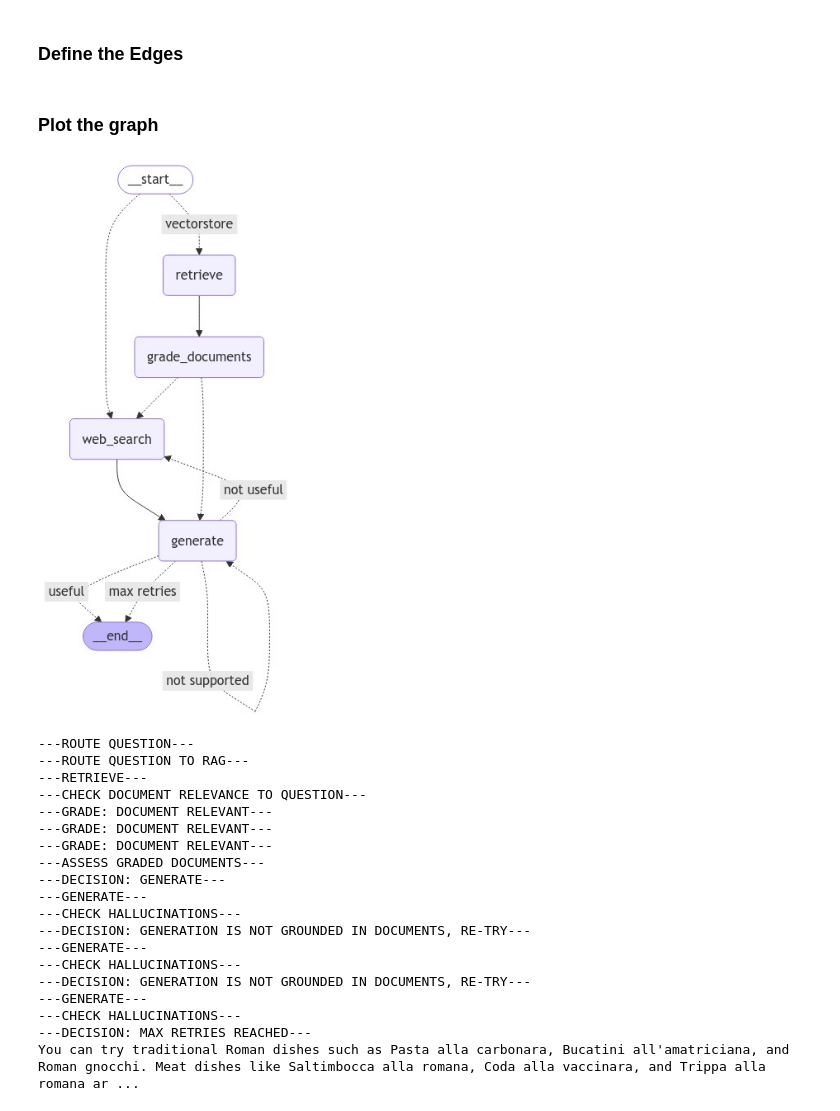
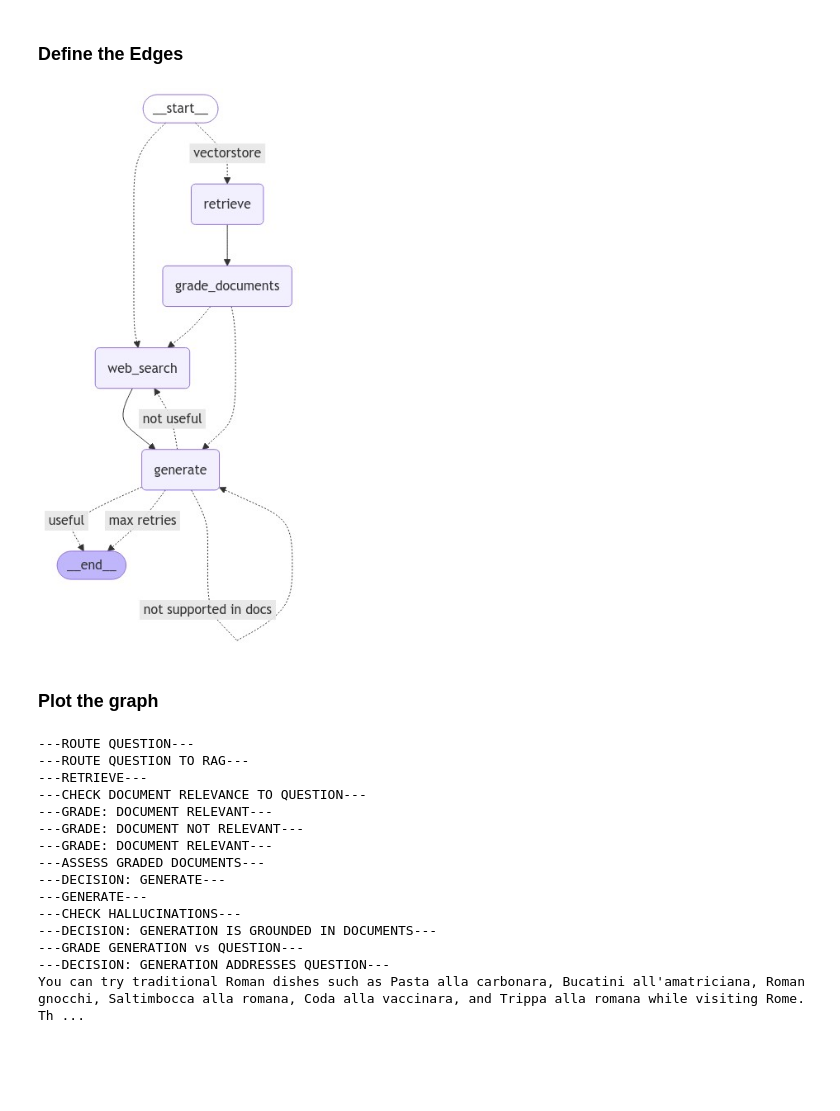
Before and after one commit to Sabaudian/LLM_Agent_Project, a Jupyter notebook: project.ipynb, the cells around one changed output. Cells and saved outputs as stored; diff of their text form; code cells hidden in the pictures; blank space fills up the shorter version.

```diff
--- a/project.ipynb
+++ b/project.ipynb
@@ -101,5 +101,5 @@ embeddings = NomicEmbeddings(model="nomic-embed-text-v1.5")
 vectorstore = Chroma.from_documents(documents=doc_splits, embedding=embeddings)
 
 # Create retriever
-retriever = vectorstore.as_retriever(search_type="similarity", search_kwargs={"k": 3})
+retriever = vectorstore.as_retriever(k=3)
 # %%
@@ -240,7 +249,7 @@ GradeHallucinations(binary_score='yes')
 class GradeAnswers(BaseModel):
     """Binary score to assess answer addresses question."""
 
-    answer_is_good: str = Field(
+    binary_score: str = Field(
         description="Answer addresses the question, 'yes' or 'no'"
     )
 # %%
@@ -318,6 +364,7 @@ class State(TypedDict):
     """
     question: str
     generation: str
+    plan: List[str]
     documents: List[str]
     max_retries: int
     loop_step: Annotated[int, operator.add]
@@ -515,7 +579,7 @@ def grade_generation_v_documents_and_question(state: State):
         # Check question-answering
         print("---GRADE GENERATION vs QUESTION---")
         score = answer_grader.invoke({"question": question, "generation": generation})
-        grade = score.answer_is_good
+        grade = score.binary_score
 
         if grade == "yes":
             print("---DECISION: GENERATION ADDRESSES QUESTION---")
@@ -528,7 +592,7 @@ def grade_generation_v_documents_and_question(state: State):
             return "max retries"
     elif state["loop_step"] <= max_retries:
         print(f"---DECISION: GENERATION IS NOT GROUNDED IN DOCUMENTS, RE-TRY---")
-        return "not supported"
+        return "not supported in docs"
     else:
         print("---DECISION: MAX RETRIES REACHED---")
         return "max retries"
@@ -548,45 +612,44 @@ workflow.add_conditional_edges(
     START,
     route_question,
     {
         "web_search": "web_search",
         "vectorstore": "retrieve",
     },
 )
 workflow.add_edge("web_search", "generate")
 workflow.add_edge("retrieve", "grade_documents")
 workflow.add_conditional_edges(
     "grade_documents",
     decide_to_generate,
     {
         # "transform_query": "transform_query",
+        "web_search": "web_search",
         "generate": "generate",
-        "web_search": "web_search",
     },
 )
 # workflow.add_edge("transform_query", "retrieve")
 workflow.add_conditional_edges(
     "generate",
     grade_generation_v_documents_and_question,
     {
-        "not supported": "generate",
+        "not supported in docs": "generate",
         "useful": END,
         "not useful": "web_search",
         "max retries": END,
     },
 )
 
 # Compile
 graph = workflow.compile()
+# Display the graph
+display(Image(graph.get_graph().draw_mermaid_png(draw_method=MermaidDrawMethod.API)))
+# %% [output]
+[figure, added]
 # %% [markdown]
 ### Plot the graph
-# %%
-# Display the graph
-display(Image(graph.get_graph().draw_mermaid_png(draw_method=MermaidDrawMethod.API)))
-# %% [output]
-[figure, removed]
 # %%
-# Test Graph
-answer = graph.invoke({"question":"What kind of food I can eat while visiting Rome?"})["generation"]
+# Test Graph: expected generation grounded in docs
+answer = graph.invoke({"question":"What kind of food I can eat while visiting Milan?"})["generation"]
 print(answer)
 # %% [output]
 ---ROUTE QUESTION---
@@ -594,17 +657,13 @@ print(answer)
 ---RETRIEVE---
 ---CHECK DOCUMENT RELEVANCE TO QUESTION---
 ---GRADE: DOCUMENT RELEVANT---
----GRADE: DOCUMENT RELEVANT---
+---GRADE: DOCUMENT NOT RELEVANT---
 ---GRADE: DOCUMENT RELEVANT---
 ---ASSESS GRADED DOCUMENTS---
 ---DECISION: GENERATE---
 ---GENERATE---
 ---CHECK HALLUCINATIONS---
----DECISION: GENERATION IS NOT GROUNDED IN DOCUMENTS, RE-TRY---
----GENERATE---
----CHECK HALLUCINATIONS---
----DECISION: GENERATION IS NOT GROUNDED IN DOCUMENTS, RE-TRY---
----GENERATE---
----CHECK HALLUCINATIONS---
----DECISION: MAX RETRIES REACHED---
-You can try traditional Roman dishes such as Pasta alla carbonara, Bucatini all'amatriciana, and Roman gnocchi. Meat dishes like Saltimbocca alla romana, Coda alla vaccinara, and Trippa alla romana ar ...
+---DECISION: GENERATION IS GROUNDED IN DOCUMENTS---
+---GRADE GENERATION vs QUESTION---
+---DECISION: GENERATION ADDRESSES QUESTION---
+You can try traditional Roman dishes such as Pasta alla carbonara, Bucatini all'amatriciana, Roman gnocchi, Saltimbocca alla romana, Coda alla vaccinara, and Trippa alla romana while visiting Rome. Th ...
```
Also changed, not shown: parts of 13 cells of this notebook.
